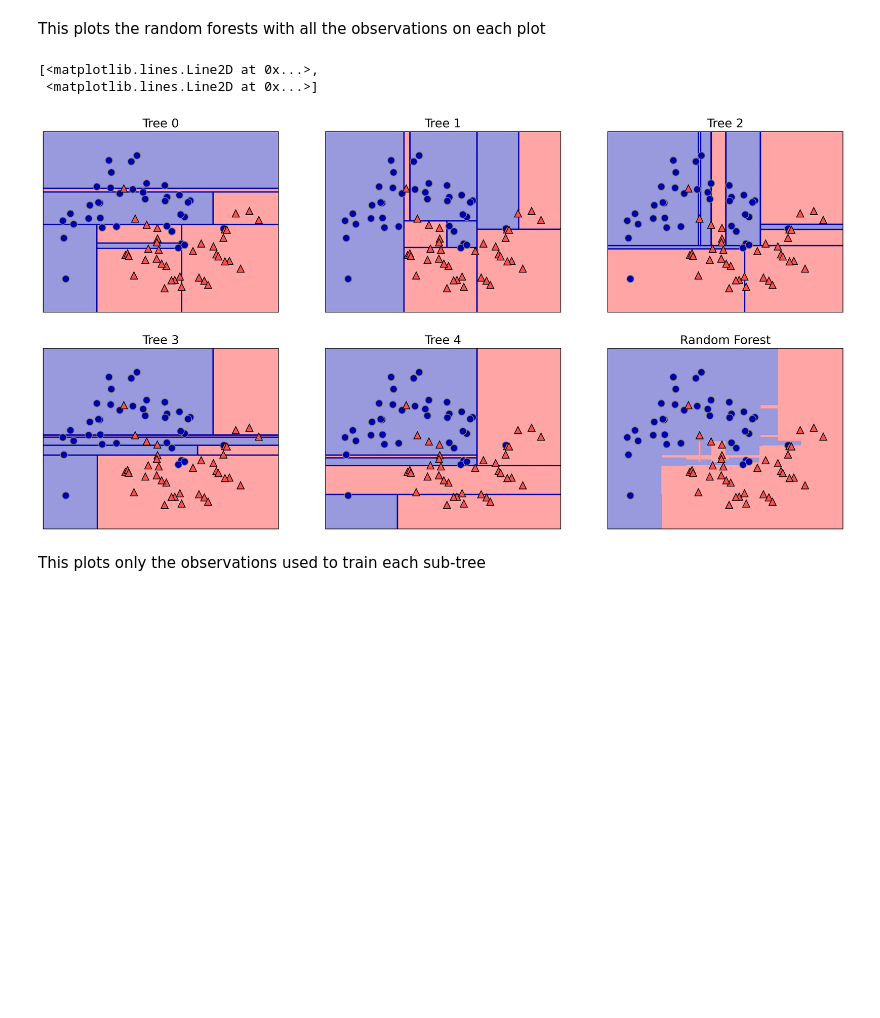
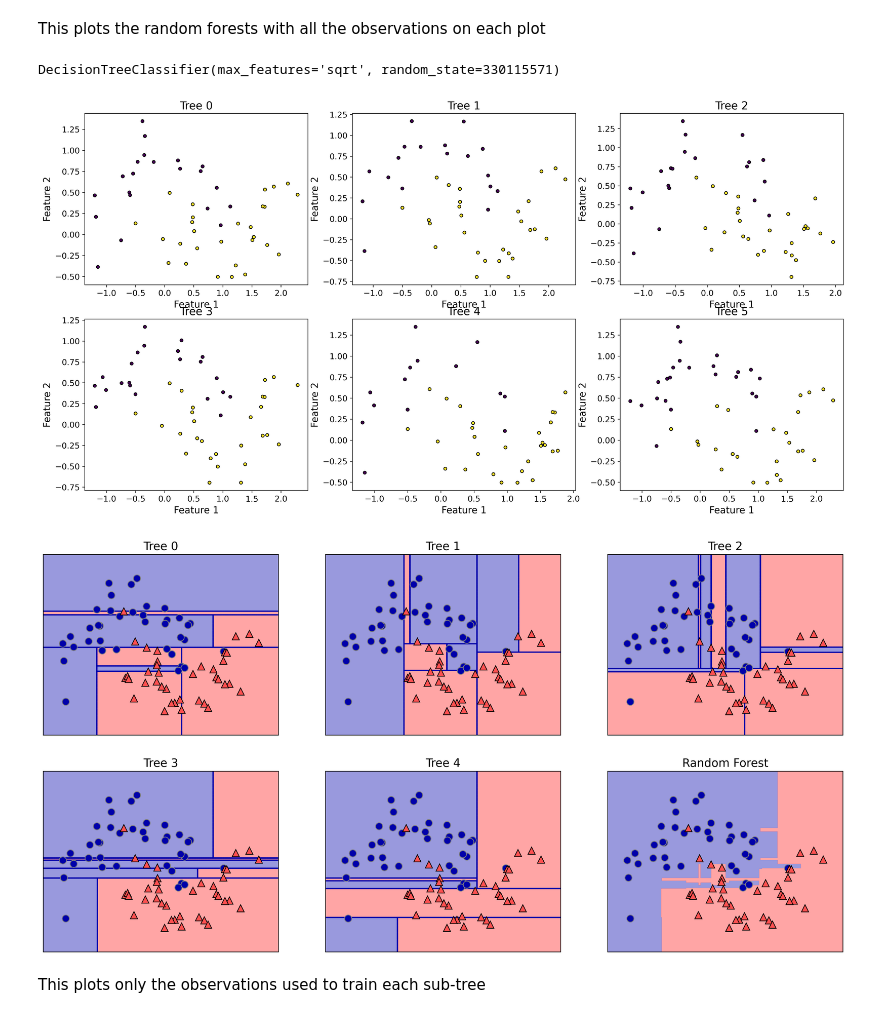
Before and after one commit to brighamfrandsen/econ484, a Jupyter notebook: examples/randomforest.ipynb, the cells around one changed output. Cells and saved outputs as stored; diff of their text form; code cells hidden in the pictures; blank space fills up the shorter version.

```diff
--- a/examples/randomforest.ipynb
+++ b/examples/randomforest.ipynb
@@ -31,12 +31,56 @@ X, y = make_moons(n_samples=100, noise=0.25, random_state=3)
 X_train, X_test, y_train, y_test = train_test_split(X, y, stratify=y,
                                                     random_state=42)
 
-forest = RandomForestClassifier(n_estimators=5, random_state=2)
+forest = RandomForestClassifier(n_estimators=5, random_state=2, bootstrap=True)
 forest.fit(X_train, y_train)
 # %% [output]
 RandomForestClassifier(n_estimators=5, random_state=2)
 # %% [markdown]
 This plots the random forests with all the observations on each plot
+# %%
+forest.estimators_[1][0]
+# %% [output]
+DecisionTreeClassifier(max_features='sqrt', random_state=330115571)
+# %%
+import matplotlib.pyplot as plt
+import numpy as np
+from sklearn.ensemble import RandomForestClassifier, BaggingClassifier
+from sklearn.datasets import load_iris
+from sklearn.tree import plot_tree
+
+
+# Train Random Forest with BaggingClassifier
+forest = BaggingClassifier(estimator=RandomForestClassifier(n_estimators=1, random_state=42),
+                           n_estimators=10, random_state=42, bootstrap=True)
+forest.fit(X_train, y_train)
+
+# Create subplots
+fig, axes = plt.subplots(2, 3, figsize=(20, 10))
+
+for i, (ax, tree) in enumerate(zip(axes.ravel(), forest.estimators_)):
+    ax.set_title("Tree {}".format(i))
+    # Get the indices of the samples used to train this tree
+    bootstrap_indices = forest.estimators_samples_[i]
+    X_bootstrap = X[bootstrap_indices]
+    y_bootstrap = y[bootstrap_indices]
+
+    # Plot only the subsample
+    ax.scatter(X_bootstrap[:, 0], X_bootstrap[:, 1], c=y_bootstrap, edgecolor='k', s=20)
+    ax.set_xlabel('Feature 1')
+    ax.set_ylabel('Feature 2')
+
+    # Access the single decision tree within the RandomForestClassifier
+    single_tree = forest.estimators_[i][0]
+
+    # Plot the tree structure
+    # plot_tree(single_tree[0], ax=ax, filled=True, rounded=True, proportion=True)
+
+
+plt.show()
+
+plt.show()
+# %% [output]
+[figure, added]
 # %%
 fig, axes = plt.subplots(2, 3, figsize=(20, 10))
 for i, (ax, tree) in enumerate(zip(axes.ravel(), forest.estimators_)):
@@ -47,9 +91,8 @@ mglearn.plots.plot_2d_separator(forest, X_train, fill=True, ax=axes[-1, -1],
                                 alpha=.4)
 axes[-1, -1].set_title("Random Forest")
 mglearn.discrete_scatter(X_train[:, 0], X_train[:, 1], y_train)
+plt.show()
 # %% [output]
-[<matplotlib.lines.Line2D at 0x...>,
- <matplotlib.lines.Line2D at 0x...>]
 [figure]
 # %% [markdown]
 This plots only the observations used to train each sub-tree
```
Also changed, not shown: parts of 4 cells of this notebook.
